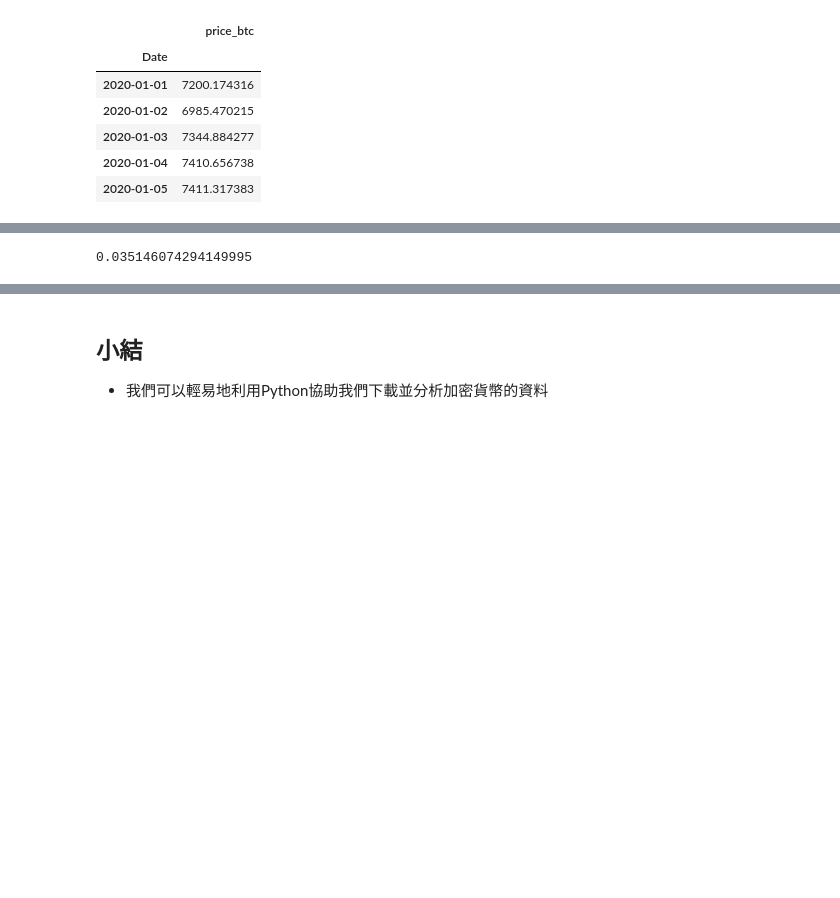
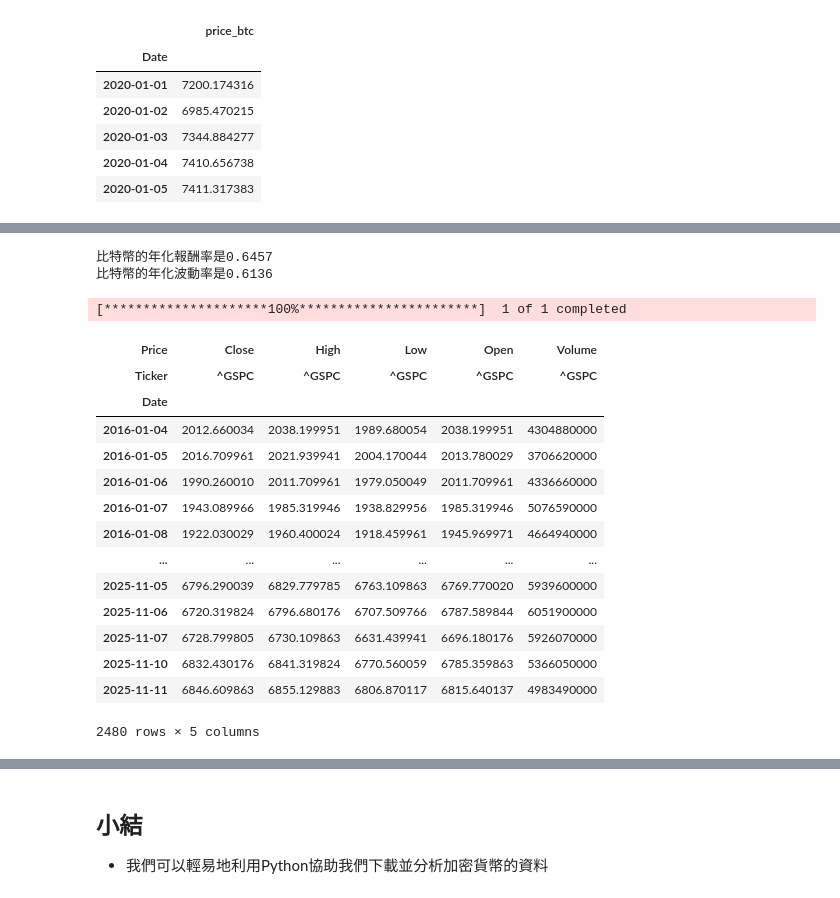
Before and after one commit to quetion/Crypto_fin, a Jupyter notebook: [Cryptofin]Hello_Python.ipynb, the cells around one changed output, grey strips where cells are left out. Cells and saved outputs as stored; diff of their text form; code cells hidden in the pictures; blank space fills up the shorter version.

```diff
--- a/[Cryptofin]Hello_Python.ipynb
+++ b/[Cryptofin]Hello_Python.ipynb
@@ -164,8 +195,31 @@ memory usage: 33.0 KB
 # %%
 # 9. 建立每日高低價差
 # 10. 計算報酬率的平均值
-test.ret_btc.mean()
+a = test.ret_btc.mean()*365
+print('比特幣的年化報酬率是{:.4f}'.format(a))
 # 11. 計算報酬率的標準差
-test.ret_btc.std()
+b = test.ret_btc.std()*(365)**(0.5)
+print('比特幣的年化波動率是{:.4f}'.format(b))
 # %% [output]
-0.035146074294149995
+比特幣的年化報酬率是0.6457
+比特幣的年化波動率是0.6136
+# %%
+data = yf.download('^GSPC',start='2016-01-01')
+data
+# %% [output]
+[*********************100%***********************]  1 of 1 completed
+| Price | Close | High | Low | Open | Volume |
+| Ticker | ^GSPC | ^GSPC | ^GSPC | ^GSPC | ^GSPC |
+| Date |  |  |  |  |  |
+| 2016-01-04 | 2012.660034 | 2038.199951 | 1989.680054 | 2038.199951 | 4304880000 |
+| 2016-01-05 | 2016.709961 | 2021.939941 | 2004.170044 | 2013.780029 | 3706620000 |
+| 2016-01-06 | 1990.260010 | 2011.709961 | 1979.050049 | 2011.709961 | 4336660000 |
+| 2016-01-07 | 1943.089966 | 1985.319946 | 1938.829956 | 1985.319946 | 5076590000 |
+| 2016-01-08 | 1922.030029 | 1960.400024 | 1918.459961 | 1945.969971 | 4664940000 |
+| ... | ... | ... | ... | ... | ... |
+| 2025-11-05 | 6796.290039 | 6829.779785 | 6763.109863 | 6769.770020 | 5939600000 |
+| 2025-11-06 | 6720.319824 | 6796.680176 | 6707.509766 | 6787.589844 | 6051900000 |
+| 2025-11-07 | 6728.799805 | 6730.109863 | 6631.439941 | 6696.180176 | 5926070000 |
+| 2025-11-10 | 6832.430176 | 6841.319824 | 6770.560059 | 6785.359863 | 5366050000 |
+| 2025-11-11 | 6846.609863 | 6855.129883 | 6806.870117 | 6815.640137 | 4983490000 |
+2480 rows × 5 columns
```
Also changed, not shown: parts of 25 cells of this notebook.
